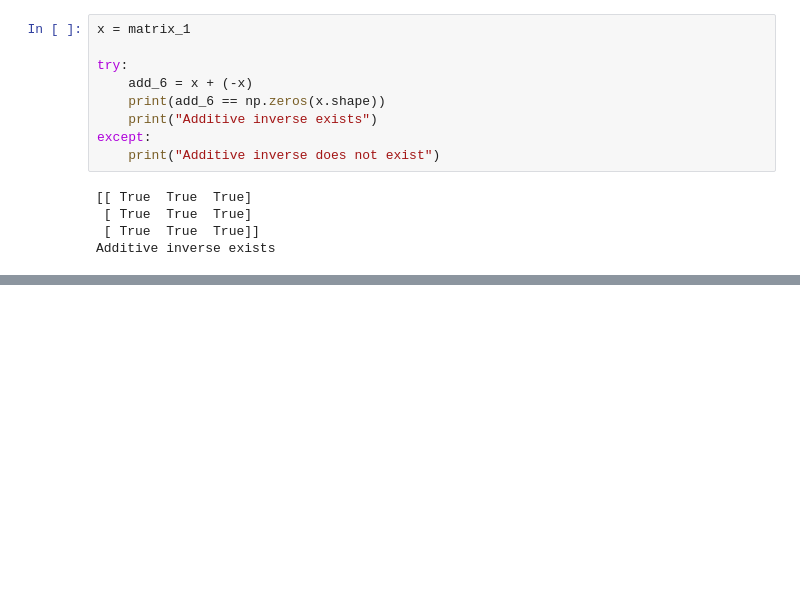
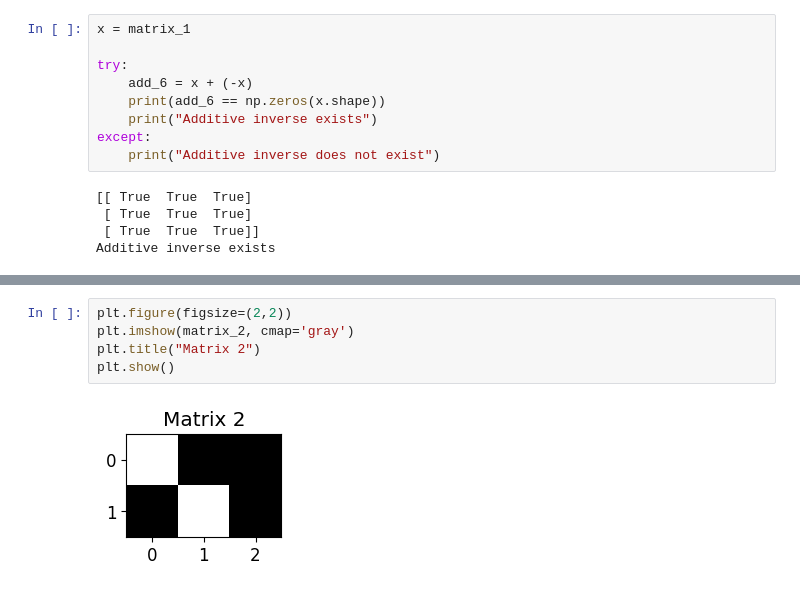
Before and after one commit to Nyctophilic-nikes/Linear-Algebra-with-Python, a Jupyter notebook: Main.ipynb, the cells around one changed output, grey strips where cells are left out. Saved outputs shown, nothing was run; the diff lists cells and outputs as text; blank space fills up the shorter version.

```diff
--- a/Main.ipynb
+++ b/Main.ipynb
@@ -137,0 +220,7 @@ Additive inverse exists
+# %%
+plt.figure(figsize=(2,2))
+plt.imshow(matrix_2, cmap='gray')
+plt.title("Matrix 2")
+plt.show()
+# %% [output]
+[figure, added]
```
Also changed, not shown: parts of 10 cells of this notebook, 32 other files.
